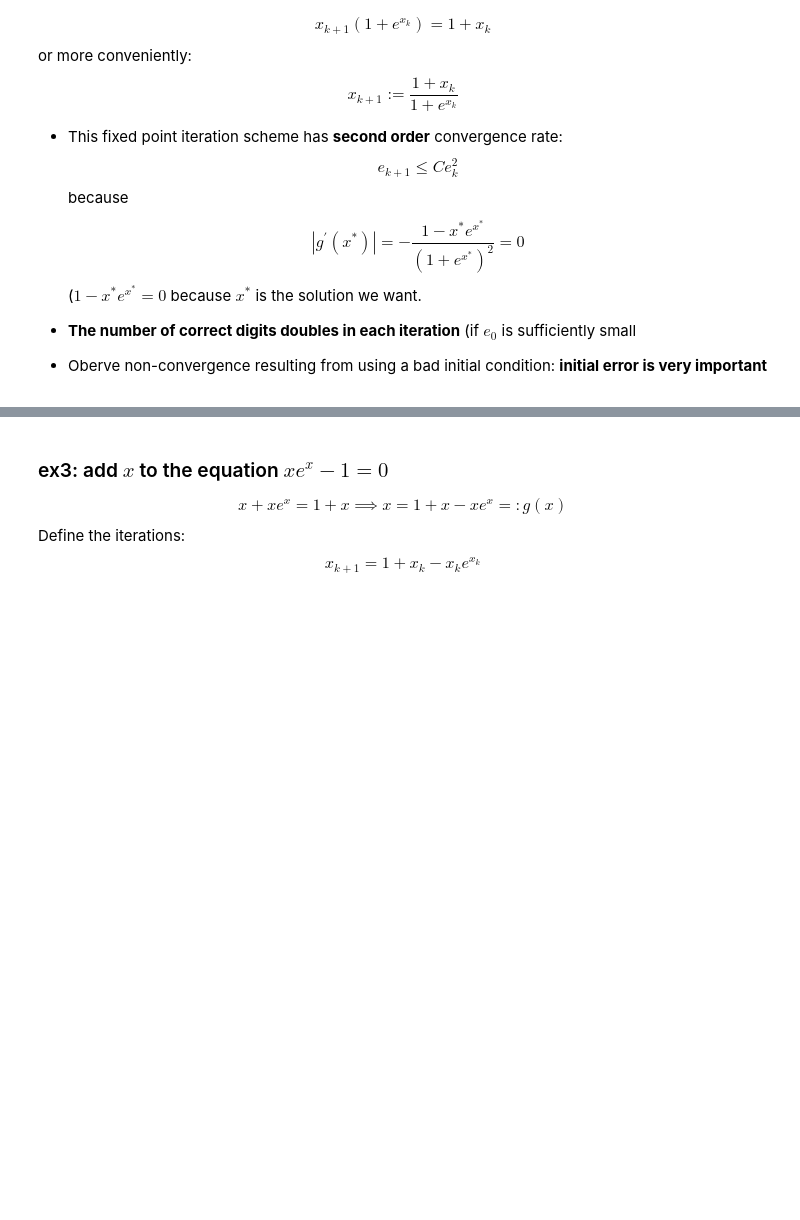
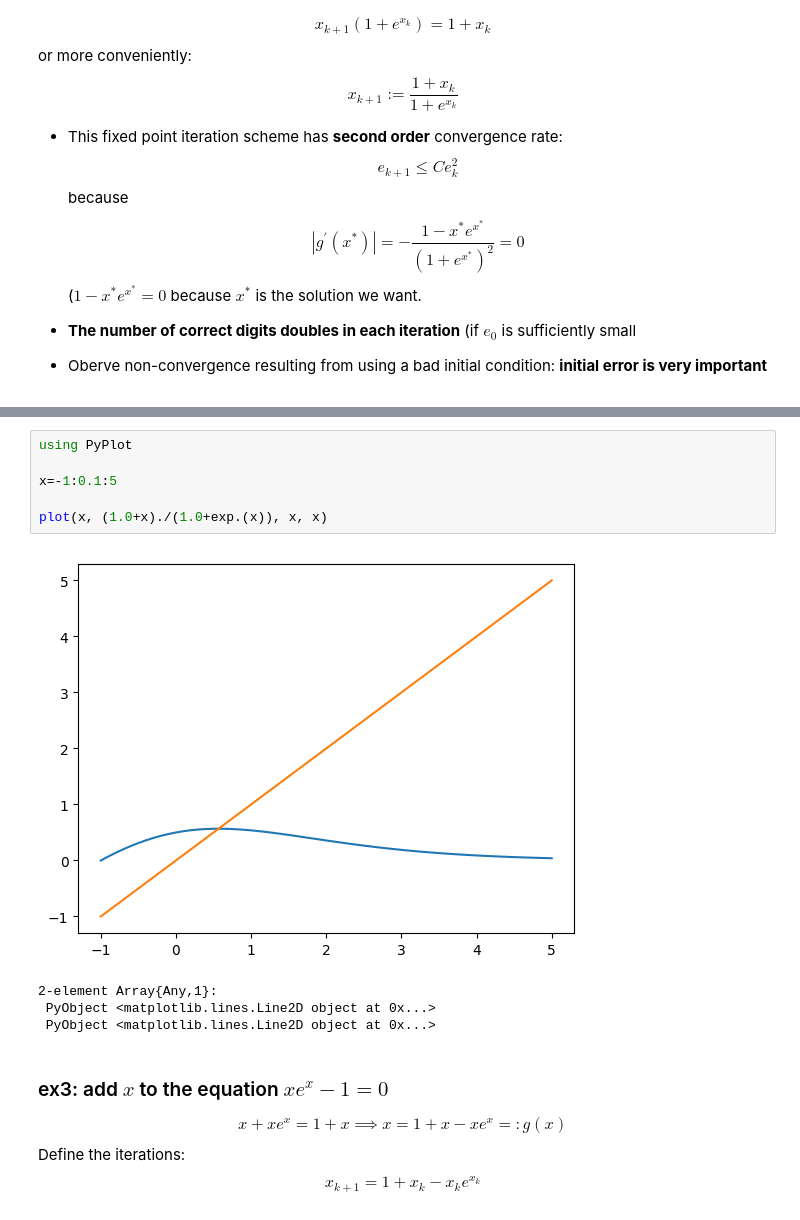
Before and after one commit to yhrtsai/M348-Fall-2017, a Jupyter notebook: M348-f Fixed Point algorithms.ipynb, the cells around one changed output, grey strips where cells are left out. Cells and saved outputs as stored; diff of their text form; blank space fills up the shorter version.

```diff
--- a/M348-f Fixed Point algorithms.ipynb
+++ b/M348-f Fixed Point algorithms.ipynb
@@ -133,3 +180,14 @@ end
+# %%
+using PyPlot
+
+x=-1:0.1:5
+
+plot(x, (1.0+x)./(1.0+exp.(x)), x, x)
+# %% [output]
+[figure, added]
+2-element Array{Any,1}:
+ PyObject <matplotlib.lines.Line2D object at 0x...>
+ PyObject <matplotlib.lines.Line2D object at 0x...>
 # %% [markdown]
 ### ex3: add $x$ to the equation $xe^x-1=0$
 
```
Also changed, not shown: parts of 5 cells of this notebook, 1 other file.
